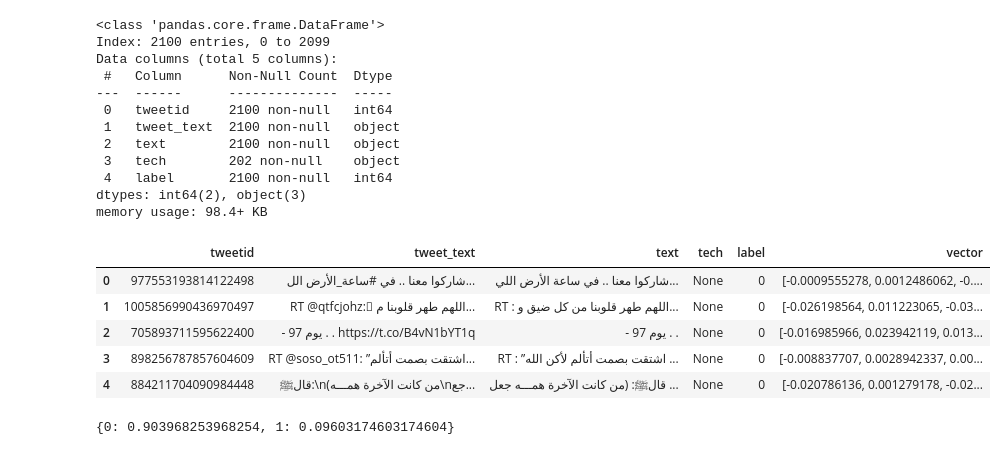
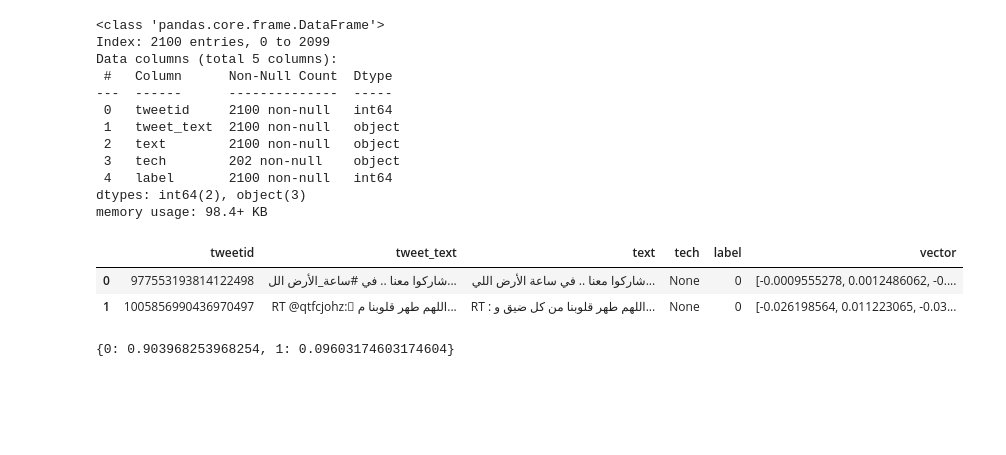
Before and after one commit to iSemantics-ai/Arabic-Propaganda-Detection, a Jupyter notebook: notebooks/base_line.ipynb, the cells around one changed output. Saved outputs shown, nothing was run; the diff lists cells and outputs as text; code cells hidden in the pictures; blank space fills up the shorter version.

```diff
--- a/notebooks/base_line.ipynb
+++ b/notebooks/base_line.ipynb
@@ -24,4 +24,5 @@ from sklearn.metrics import ConfusionMatrixDisplay
 from sklearn.model_selection import train_test_split
 from sklearn.linear_model import LogisticRegression
 # %%
-encoder = fasttext.load_model('../models/encoders/cc.ar.300.bin')
+fasttext_model_path = "../models/cc.ar.300.bin"
+labeled_data_path = "../data/processed/to_label.json"
@@ -29,0 +29,2 @@ Warning : `load_model` does not return WordVectorModel or SupervisedModel any mo
+# %%
+encoder = fasttext.load_model(fasttext_model_path)
@@ -30,6 +33,6 @@ Warning : `load_model` does not return WordVectorModel or SupervisedModel any mo
 # %%
-dataset = pd.read_json("../data/processed/to_label.json")
-dataset.head()
+dataset = pd.read_json(labeled_data_path)
+dataset.head(2)
 # %% [output]
 |  | tweetid | tweet_text | text | tech | label |
 | 0 | 295735762505322497 | النعيم أمي، وعين أمي، وقبلة أمي، ... | النعيم أمي، وعين أمي، وقبلة أمي، ... | None | 0 |
@@ -75,14 +75,11 @@ train = train.reset_index(drop=True)
 valid = valid.reset_index(drop=True)
 test = test.reset_index(drop=True)
 # %%
-test.head()
+test.head(2)
 # %% [output]
 |  | tweetid | tweet_text | text | tech | label | vector |
 | 0 | 977553193814122498 | شاركوا معنا .. في #ساعة_الأرض الل... | شاركوا معنا .. في ساعة الأرض اللي... | None | 0 | [-0.0009555278, 0.0012486062, -0.... |
 | 1 | 1005856990436970497 | RT @qtfcjohz: َاللهم طهر قلوبنا م... | RT : اللهم طهر قلوبنا من كل ضيق و... | None | 0 | [-0.026198564, 0.011223065, -0.03... |
-| 2 | 705893711595622400 | - 97 يوم . . https://t.co/B4vN1bYT1q | - 97 يوم . . | None | 0 | [-0.016985966, 0.023942119, 0.013... |
-| 3 | 898256787857604609 | RT @soso_ot511: ”اشتقت بصمت أتألم... | RT : ”اشتقت بصمت أتألم لأكن الله ... | None | 0 | [-0.008837707, 0.0028942337, 0.00... |
-| 4 | 884211704090984448 | قالﷺ:\n(من كانت الآخرة همـــه\nجع... | قالﷺ: (من كانت الآخرة همـــه جعل ... | None | 0 | [-0.020786136, 0.001279178, -0.02... |
 # %%
 w = train.label.value_counts(normalize=True).to_list()
 w = {i: w[i] for i in range(len(w))}
```
Also changed, not shown: parts of 8 cells of this notebook.
